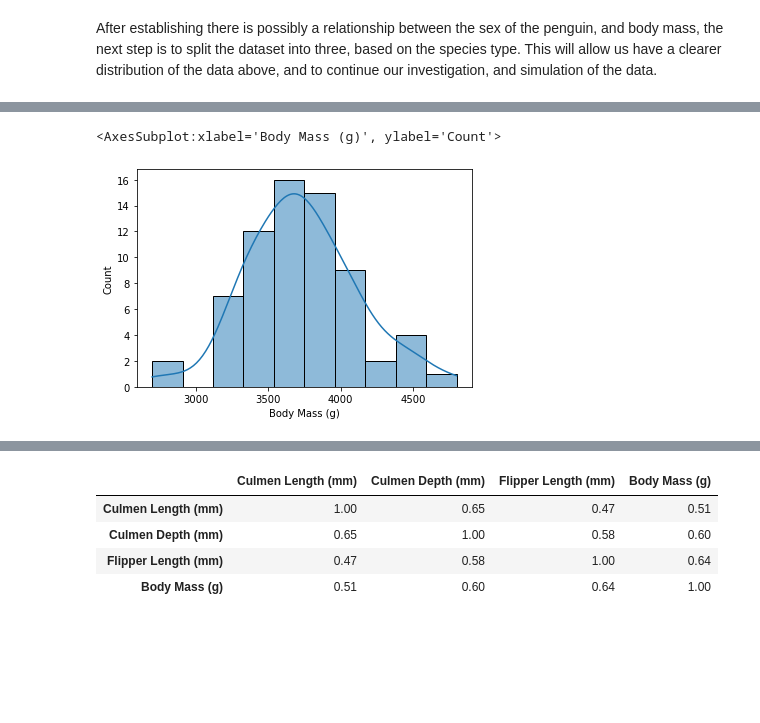
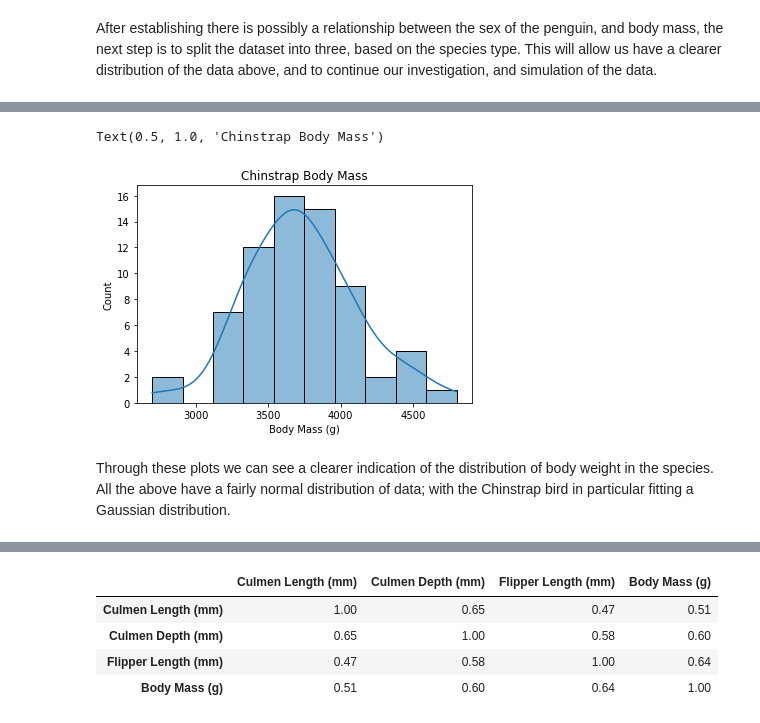
Before and after one commit to kaob1991/Programming-DA-project-1, a Jupyter notebook: Project.ipynb, the cells around one changed output, grey strips where cells are left out. Saved outputs shown, nothing was run; the diff lists cells and outputs as text; code cells hidden in the pictures; blank space fills up the shorter version.

```diff
--- a/Project.ipynb
+++ b/Project.ipynb
@@ -123,5 +135,8 @@ sns.histplot(data = adelie_data,x = "Body Mass (g)", kde = True)
 # %%
 sns.histplot(data = chinstrap_data,x = "Body Mass (g)", kde = True)
+plt.title("Chinstrap Body Mass")
 # %% [output]
-<AxesSubplot:xlabel='Body Mass (g)', ylabel='Count'>
+Text(0.5, 1.0, 'Chinstrap Body Mass')
-[figure, old version]
+[figure, new version]
+# %% [markdown]
+Through these plots we can see a clearer indication of the distribution of body weight in the species. All the above have a fairly normal distribution of data; with the Chinstrap bird in particular fitting a Gaussian distribution.
```
Also changed, not shown: parts of 38 cells of this notebook, 4 other files.
